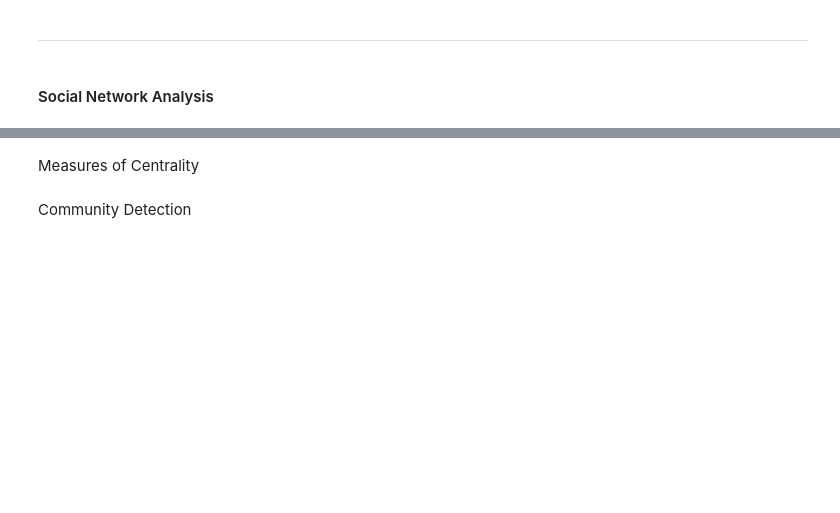
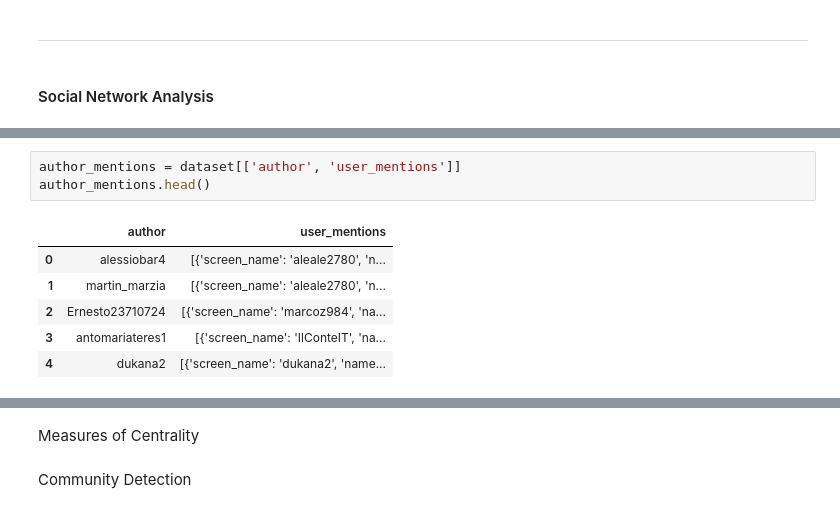
Before and after one commit to Blowdire/SocialMediaProject, a Jupyter notebook: notebooks/project-SMA-SW.ipynb, the cells around one changed output, grey strips where cells are left out. Saved outputs shown, nothing was run; the diff lists cells and outputs as text; blank space fills up the shorter version.

```diff
--- a/notebooks/project-SMA-SW.ipynb
+++ b/notebooks/project-SMA-SW.ipynb
@@ -327,0 +344,10 @@ tweets_emotion.to_csv('../data/SW_emotion.csv')
+# %%
+author_mentions = dataset[['author', 'user_mentions']]
+author_mentions.head()
+# %% [output]
+|  | author | user_mentions |
+| 0 | alessiobar4 | [{'screen_name': 'aleale2780', 'n... |
+| 1 | martin_marzia | [{'screen_name': 'aleale2780', 'n... |
+| 2 | Ernesto23710724 | [{'screen_name': 'marcoz984', 'na... |
+| 3 | antomariateres1 | [{'screen_name': 'IlConteIT', 'na... |
+| 4 | dukana2 | [{'screen_name': 'dukana2', 'name... |
```
Also changed, not shown: parts of 4 cells of this notebook.
